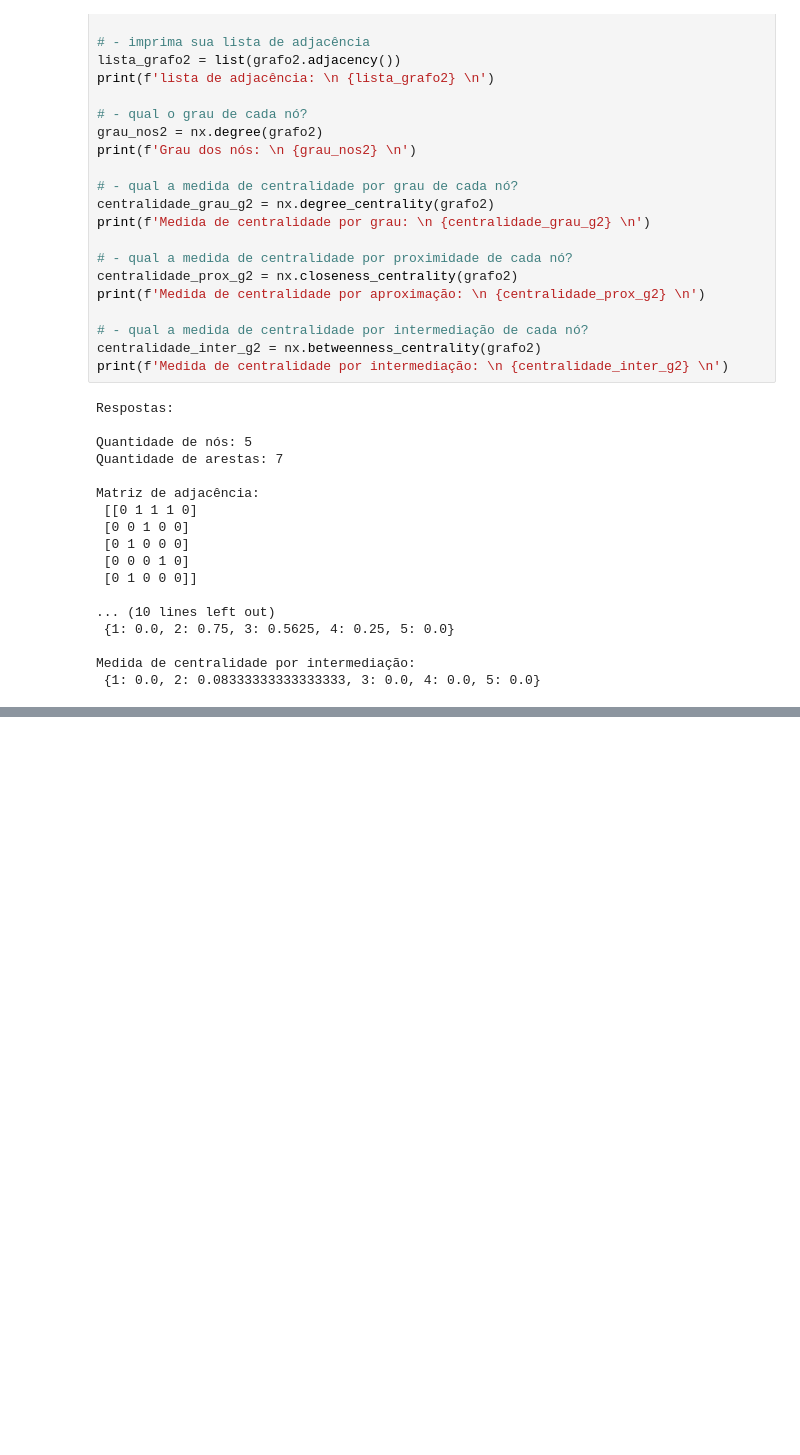
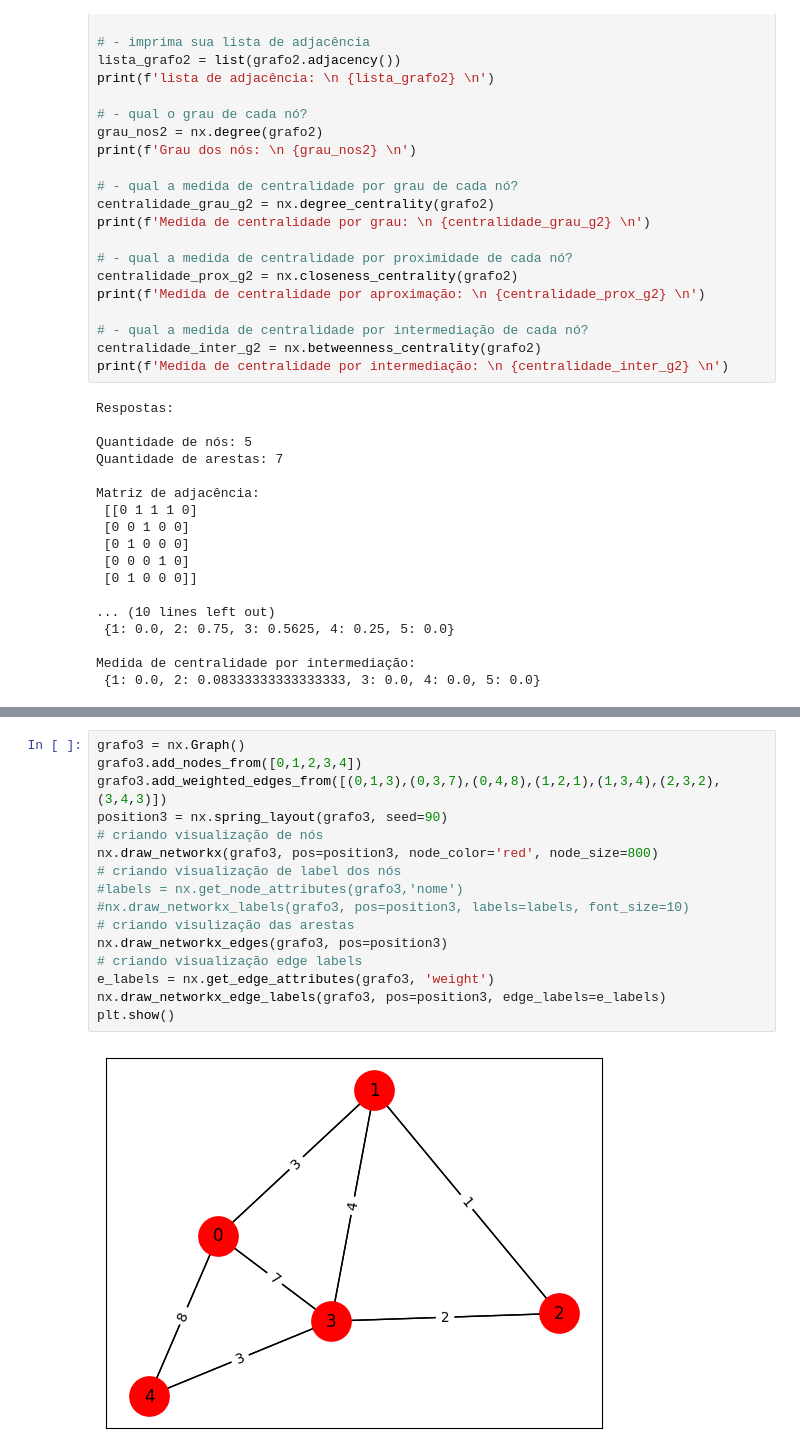
Before and after one commit to fernandobrancher/exercices_module4, a Jupyter notebook: Exercícios_4_7_Grafos_com_NetworkX.ipynb, the cells around one changed output, grey strips where cells are left out. Cells and saved outputs as stored; diff of their text form; blank space fills up the shorter version.

```diff
--- a/Exercícios_4_7_Grafos_com_NetworkX.ipynb
+++ b/Exercícios_4_7_Grafos_com_NetworkX.ipynb
@@ -930,3 +930,21 @@ Implemente o grafo ilustrado pela figura abaixo utilizando networkx. Em seguida,
 - resolva o PCV com a melhor rota passando por todos nós
 
 <img src="https://ucarecdn.com/a67cb888-aa0c-424b-8c7f-847e38dd5691/" width=400>
+# %%
+grafo3 = nx.Graph()
+grafo3.add_nodes_from([0,1,2,3,4])
+grafo3.add_weighted_edges_from([(0,1,3),(0,3,7),(0,4,8),(1,2,1),(1,3,4),(2,3,2),(3,4,3)])
+position3 = nx.spring_layout(grafo3, seed=90)
+# criando visualização de nós
+nx.draw_networkx(grafo3, pos=position3, node_color='red', node_size=800)
+# criando visualização de label dos nós
+#labels = nx.get_node_attributes(grafo3,'nome')
+#nx.draw_networkx_labels(grafo3, pos=position3, labels=labels, font_size=10)
+# criando visulização das arestas
+nx.draw_networkx_edges(grafo3, pos=position3)
+# criando visualização edge labels
+e_labels = nx.get_edge_attributes(grafo3, 'weight')
+nx.draw_networkx_edge_labels(grafo3, pos=position3, edge_labels=e_labels)
+plt.show()
+# %% [output]
+[figure, added]
```
Also changed, not shown: parts of 2 cells of this notebook.
